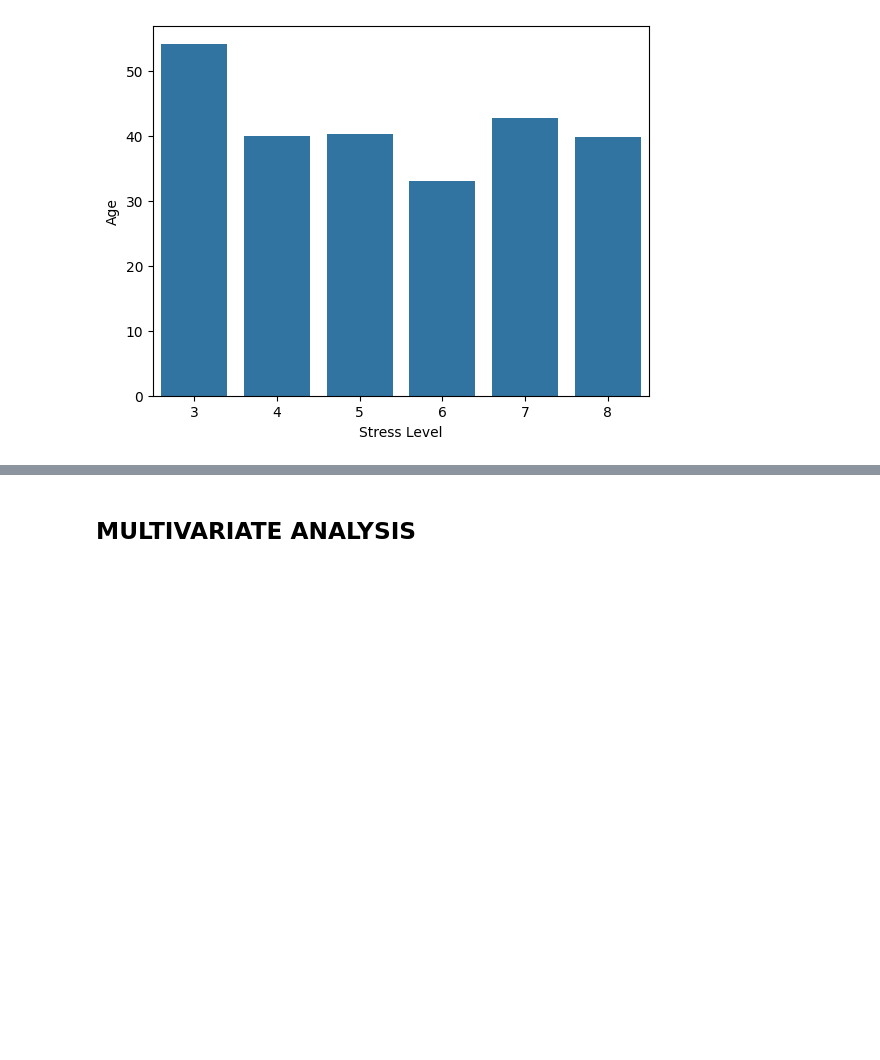
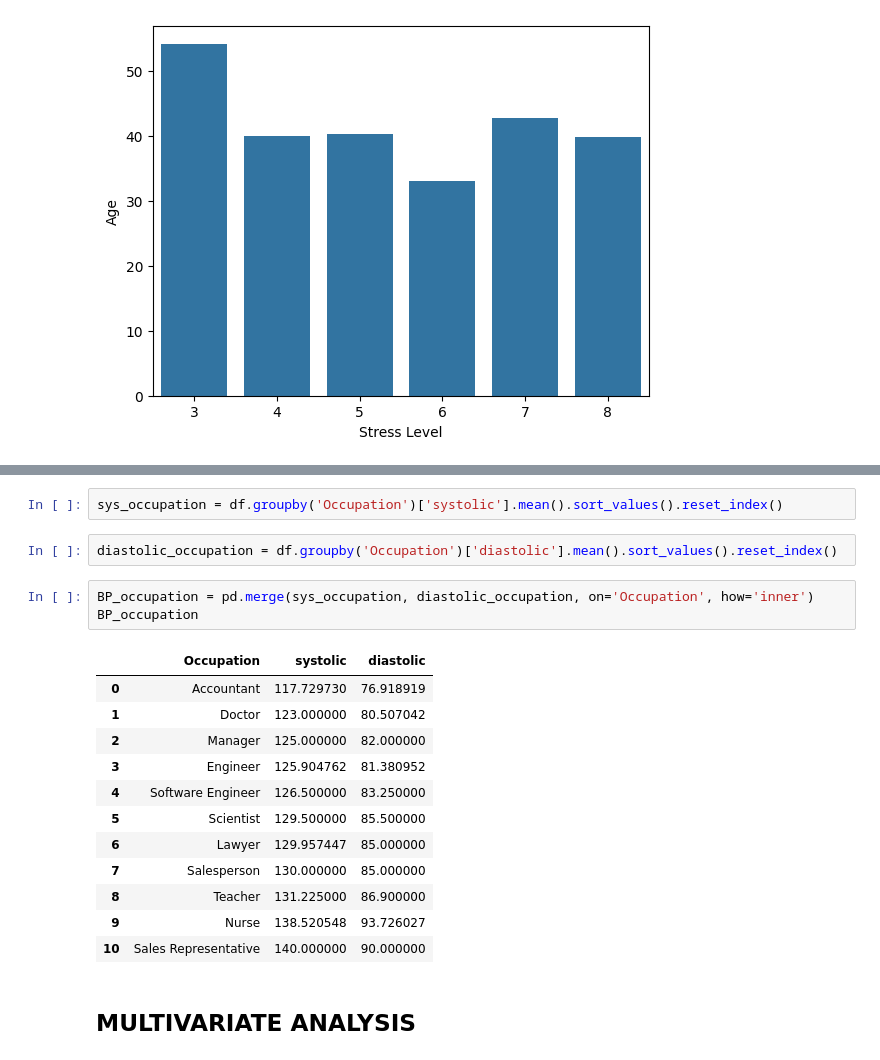
Before and after one commit to ShantanuShirsath/ML_EndToEnd, a Jupyter notebook: data/EDA.ipynb, the cells around one changed output, grey strips where cells are left out. Drawn from its saved outputs; the diff is of its cells as text; blank space fills up the shorter version.

```diff
--- a/data/EDA.ipynb
+++ b/data/EDA.ipynb
@@ -295,3 +314,23 @@ sns.barplot(x=Disorder_age['Stress Level'], y = Disorder_age['Age'])
+# %%
+sys_occupation = df.groupby('Occupation')['systolic'].mean().sort_values().reset_index()
+# %%
+diastolic_occupation = df.groupby('Occupation')['diastolic'].mean().sort_values().reset_index()
+# %%
+BP_occupation = pd.merge(sys_occupation, diastolic_occupation, on='Occupation', how='inner')
+BP_occupation
+# %% [output]
+|  | Occupation | systolic | diastolic |
+| 0 | Accountant | 117.729730 | 76.918919 |
+| 1 | Doctor | 123.000000 | 80.507042 |
+| 2 | Manager | 125.000000 | 82.000000 |
+| 3 | Engineer | 125.904762 | 81.380952 |
+| 4 | Software Engineer | 126.500000 | 83.250000 |
+| 5 | Scientist | 129.500000 | 85.500000 |
+| 6 | Lawyer | 129.957447 | 85.000000 |
+| 7 | Salesperson | 130.000000 | 85.000000 |
+| 8 | Teacher | 131.225000 | 86.900000 |
+| 9 | Nurse | 138.520548 | 93.726027 |
+| 10 | Sales Representative | 140.000000 | 90.000000 |
 # %% [markdown]
 ##   MULTIVARIATE ANALYSIS
 # %%
```
Also changed, not shown: parts of 4 cells of this notebook, 10 other files.
